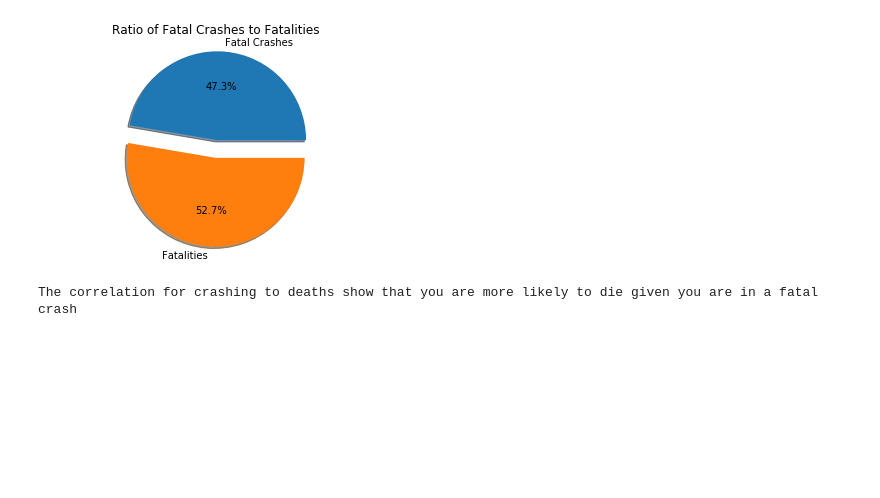
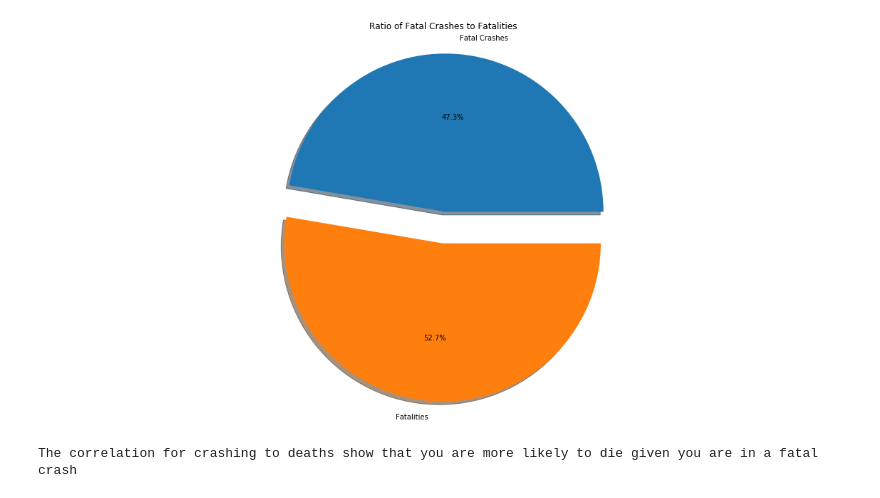
Before and after one commit to VoLKyyyOG/Australian-Road-Deaths-Database-Visualization, a Jupyter notebook: ARDD analysis.ipynb, the cells around one changed output. Saved outputs shown, nothing was run; the diff lists cells and outputs as text; code cells hidden in the pictures; blank space fills up the shorter version.

```diff
--- a/ARDD analysis.ipynb
+++ b/ARDD analysis.ipynb
@@ -32,6 +32,7 @@ for i in fatalities.Year:
 # %%
 # Plot between Fatal Crashes against Road Deaths
 plt.clf()
+plt.rcParams['figure.figsize'] = (20.0, 10.0)
 
 plt.plot(fatal_crashes_by_year.keys(),fatal_crashes_by_year.values(), c = 'orange')
 plt.plot(fatalities_by_year.keys(), fatalities_by_year.values(), c = 'red')
@@ -100,7 +101,7 @@ for i in fatal_crashes.loc[fatal_crashes.State == 'QLD'].Year:
 # %%
 # Plot of fatal crashes between each state
 plt.clf()
-
+plt.rcParams['figure.figsize'] = (20.0, 10.0)
 
 plt.plot(nsw_crashes.keys(), nsw_crashes.values())
 plt.plot(nt_crashes.keys(), nt_crashes.values())
@@ -125,6 +126,7 @@ It can be observed that New South Wales leads by a large margin in the number of
 # %%
 # Pie chart of fatal crashes by States
 plt.clf()
+plt.rcParams['figure.figsize'] = (20.0, 10.0)
 
 crashes_by_states = [sum(nsw_crashes.values()), sum(nt_crashes.values()), sum(qld_crashes.values()), sum(sa_crashes.values()),
                     sum(tas_crashes.values()), sum(vic_crashes.values()), sum(wa_crashes.values())]
@@ -141,18 +143,19 @@ plt.show()
 # %%
 # Pie chart between the ratio of fatalities to fatal crashes
 plt.clf()
+plt.rcParams['figure.figsize'] = (20.0, 10.0)
 
 plt.pie([len(fatal_crashes), len(fatalities)], labels = ['Fatal Crashes', 'Fatalities'],
         explode = (0.1, 0.1), shadow = True, autopct='%1.1f%%')
 
 plt.axis('equal')
 plt.title('Ratio of Fatal Crashes to Fatalities')
 
 plt.show()
 
 print('The correlation for crashing to deaths show that you are more likely to die given you are in a fatal crash ')
 # %% [output]
-[figure, old version]
+[figure, new version]
 The correlation for crashing to deaths show that you are more likely to die given you are in a fatal crash
 # %%
 # Averages of crashes in accordance to the month
```
Also changed, not shown: parts of 8 cells of this notebook.
